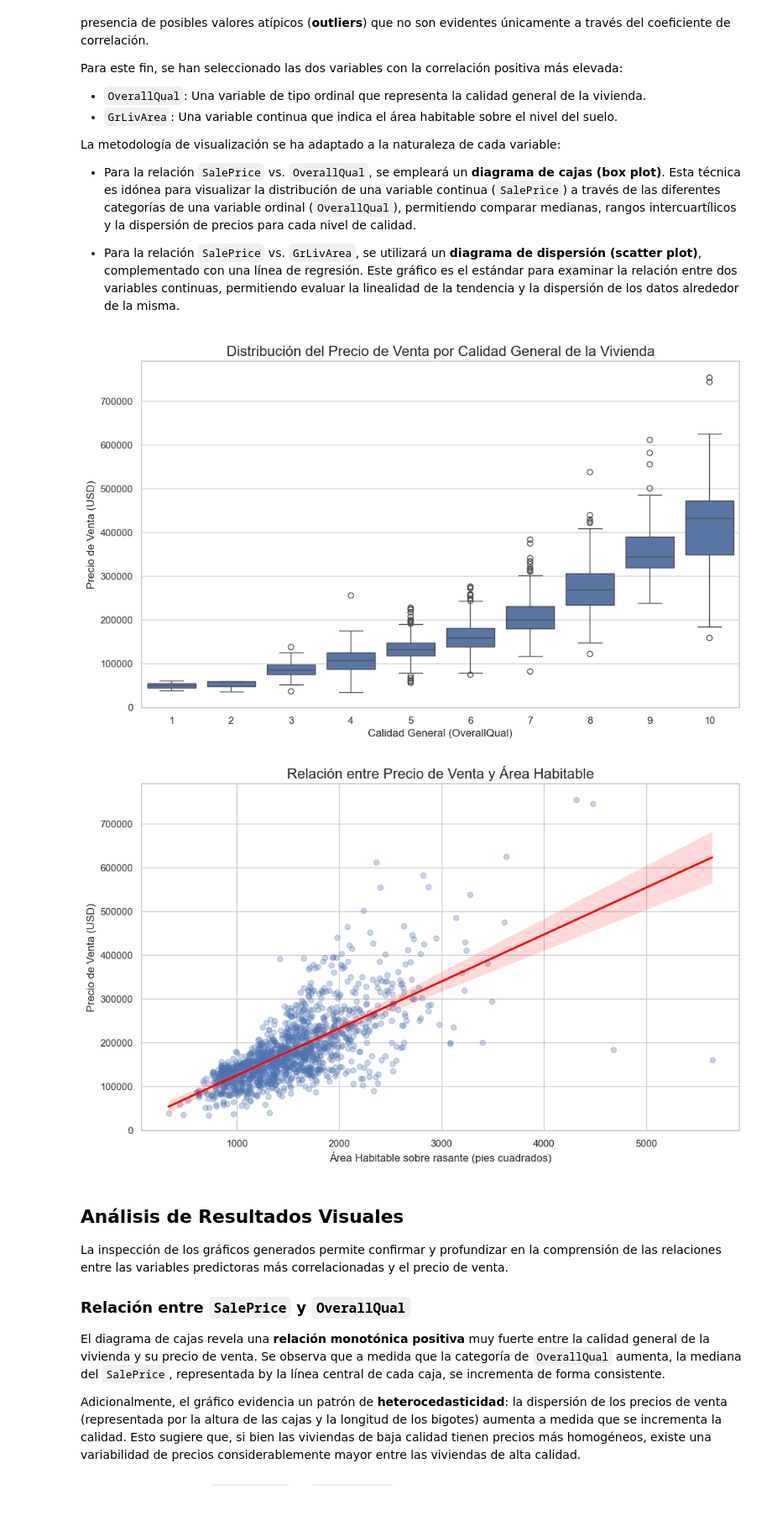
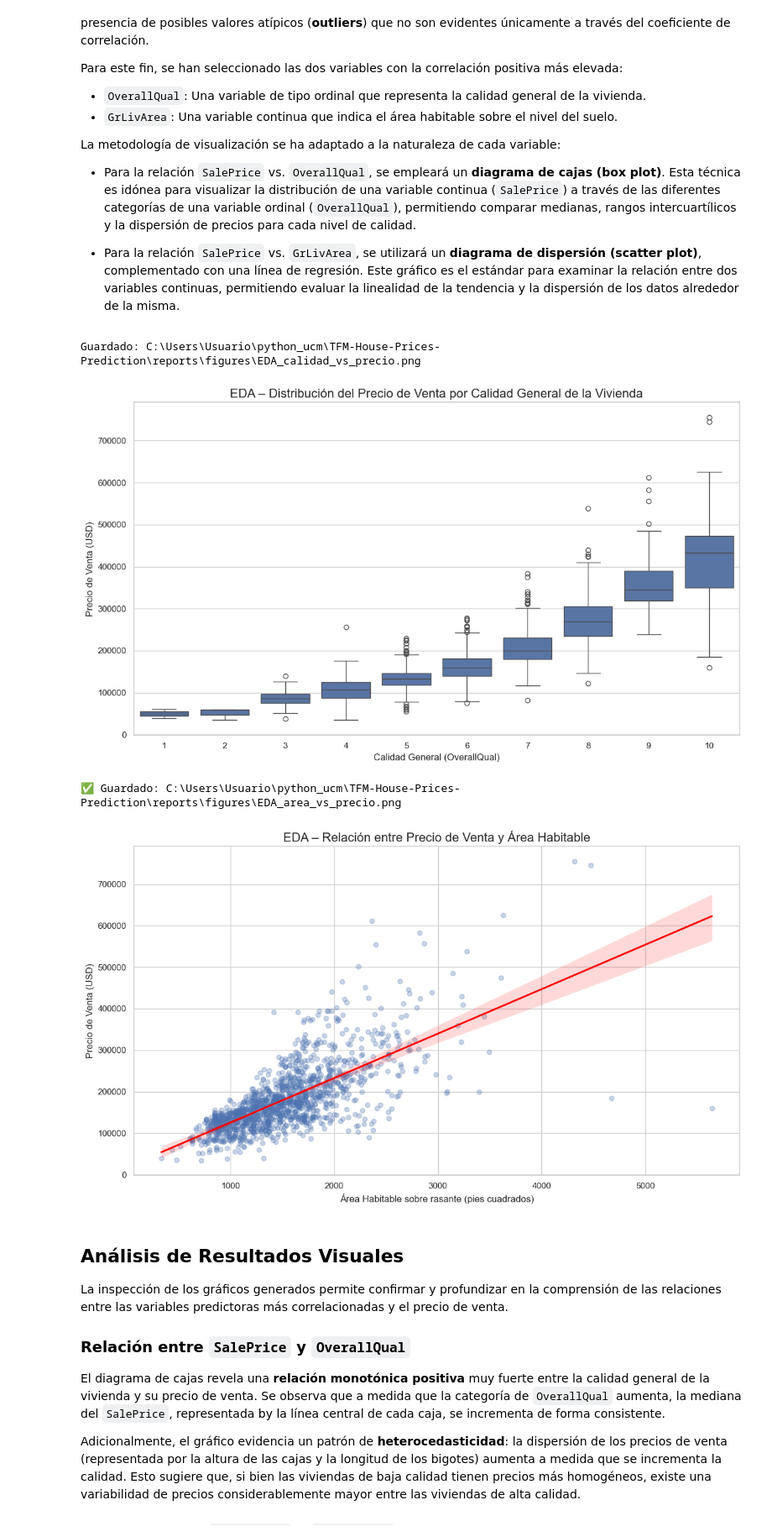
Before and after one commit to Ruben-SM-01/TFM-House-Prices-Prediction, a Jupyter notebook: notebooks/01_eda_and_modeling.ipynb, the cells around one changed output. Shown at 84% size. Cells and saved outputs as stored; diff of their text form; code cells hidden in the pictures; blank space fills up the shorter version.

```diff
--- a/notebooks/01_eda_and_modeling.ipynb
+++ b/notebooks/01_eda_and_modeling.ipynb
@@ -246,41 +275,51 @@ La metodología de visualización se ha adaptado a la naturaleza de cada variabl
 * Para la relación `SalePrice` vs. `OverallQual`, se empleará un **diagrama de cajas (box plot)**. Esta técnica es idónea para visualizar la distribución de una variable continua (`SalePrice`) a través de las diferentes categorías de una variable ordinal (`OverallQual`), permitiendo comparar medianas, rangos intercuartílicos y la dispersión de precios para cada nivel de calidad.
 
 * Para la relación `SalePrice` vs. `GrLivArea`, se utilizará un **diagrama de dispersión (scatter plot)**, complementado con una línea de regresión. Este gráfico es el estándar para examinar la relación entre dos variables continuas, permitiendo evaluar la linealidad de la tendencia y la dispersión de los datos alrededor de la misma.
-# %%
-
-
-# Configuración del estilo visual para los gráficos
-sns.set_theme(style="whitegrid")
-
-# --- Gráfico 1: Relación SalePrice vs. OverallQual (Diagrama de Cajas) ---
-
-plt.figure(figsize=(12, 7))
-sns.boxplot(x='OverallQual', y='SalePrice', data=df)
-
-plt.title('Distribución del Precio de Venta por Calidad General de la Vivienda', fontsize=16)
-plt.xlabel('Calidad General (OverallQual)', fontsize=12)
-plt.ylabel('Precio de Venta (USD)', fontsize=12)
-
-plt.savefig('calidad_vs_precio.png', dpi=300, bbox_inches='tight')
-plt.show()
-
-
-# --- Gráfico 2: Relación SalePrice vs. GrLivArea (Diagrama de Dispersión) ---
-
-plt.figure(figsize=(12, 7))
-sns.regplot(x='GrLivArea', y='SalePrice', data=df,
-            scatter_kws={'alpha':0.3}, # Ajuste de transparencia para visualizar densidad
-            line_kws={'color':'red'}) # Superposición de la línea de regresión lineal
-
-plt.title('Relación entre Precio de Venta y Área Habitable', fontsize=16)
-plt.xlabel('Área Habitable sobre rasante (pies cuadrados)', fontsize=12)
-plt.ylabel('Precio de Venta (USD)', fontsize=12)
-
-plt.savefig('area_vs_precio.png', dpi=300, bbox_inches='tight')
-plt.show()
-# %% [output]
-[figure, removed]
-[figure, removed]
+# %%
+# Configuración del estilo visual para los gráficos
+sns.set_theme(style="whitegrid")
+
+# Gráfico 1: Relación SalePrice vs. OverallQual (Diagrama de Cajas)
+
+plt.figure(figsize=(12, 7))
+sns.boxplot(x='OverallQual', y='SalePrice', data=df)
+
+plt.title('EDA – Distribución del Precio de Venta por Calidad General de la Vivienda', fontsize=16)
+plt.xlabel('Calidad General (OverallQual)', fontsize=12)
+plt.ylabel('Precio de Venta (USD)', fontsize=12)
+
+# Guardar en FIG_DIR
+out_path = os.path.join(FIG_DIR, 'EDA_calidad_vs_precio.png')
+plt.tight_layout()
+plt.savefig(out_path, dpi=300, bbox_inches='tight')
+print('Guardado:', os.path.abspath(out_path))
+plt.show()
+plt.close()
+
+
+# Gráfico 2: Relación SalePrice vs. GrLivArea (Diagrama de Dispersión)
+
+plt.figure(figsize=(12, 7))
+sns.regplot(x='GrLivArea', y='SalePrice', data=df,
+            scatter_kws={'alpha':0.3}, # Ajuste de transparencia para visualizar densidad
+            line_kws={'color':'red'})   # Superposición de la línea de regresión lineal
+
+plt.title('EDA – Relación entre Precio de Venta y Área Habitable', fontsize=16)
+plt.xlabel('Área Habitable sobre rasante (pies cuadrados)', fontsize=12)
+plt.ylabel('Precio de Venta (USD)', fontsize=12)
+
+# Guardar en FIG_DIR
+out_path = os.path.join(FIG_DIR, 'EDA_area_vs_precio.png')
+plt.tight_layout()
+plt.savefig(out_path, dpi=300, bbox_inches='tight')
+print('✅ Guardado:', os.path.abspath(out_path))
+plt.show()
+plt.close()
+# %% [output]
+Guardado: C:\Users\Usuario\python_ucm\TFM-House-Prices-Prediction\reports\figures\EDA_calidad_vs_precio.png
+[figure, added]
+✅ Guardado: C:\Users\Usuario\python_ucm\TFM-House-Prices-Prediction\reports\figures\EDA_area_vs_precio.png
+[figure, added]
 # %% [markdown]
 ## Análisis de Resultados Visuales
 
```
Also changed, not shown: parts of 18 cells of this notebook, 22 other files.
